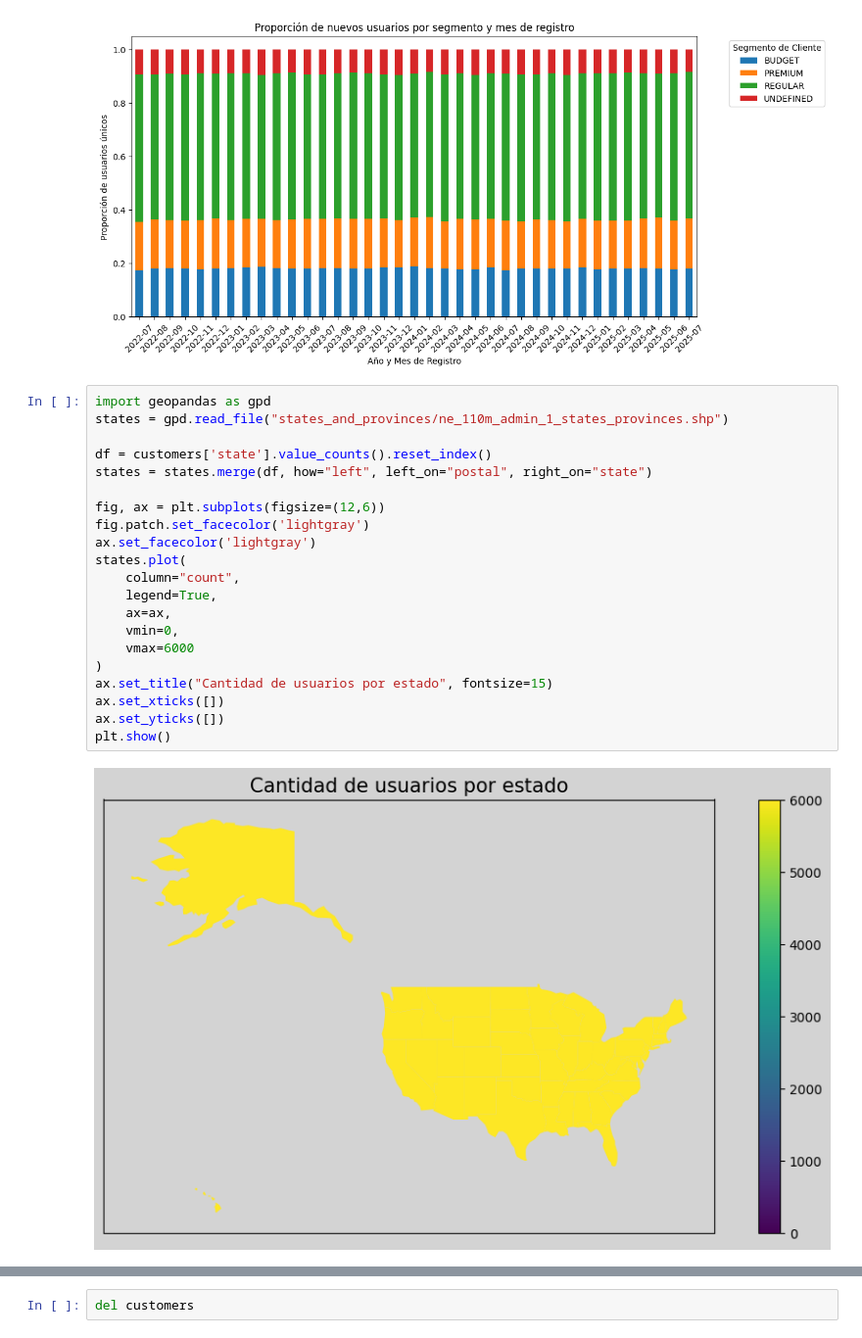
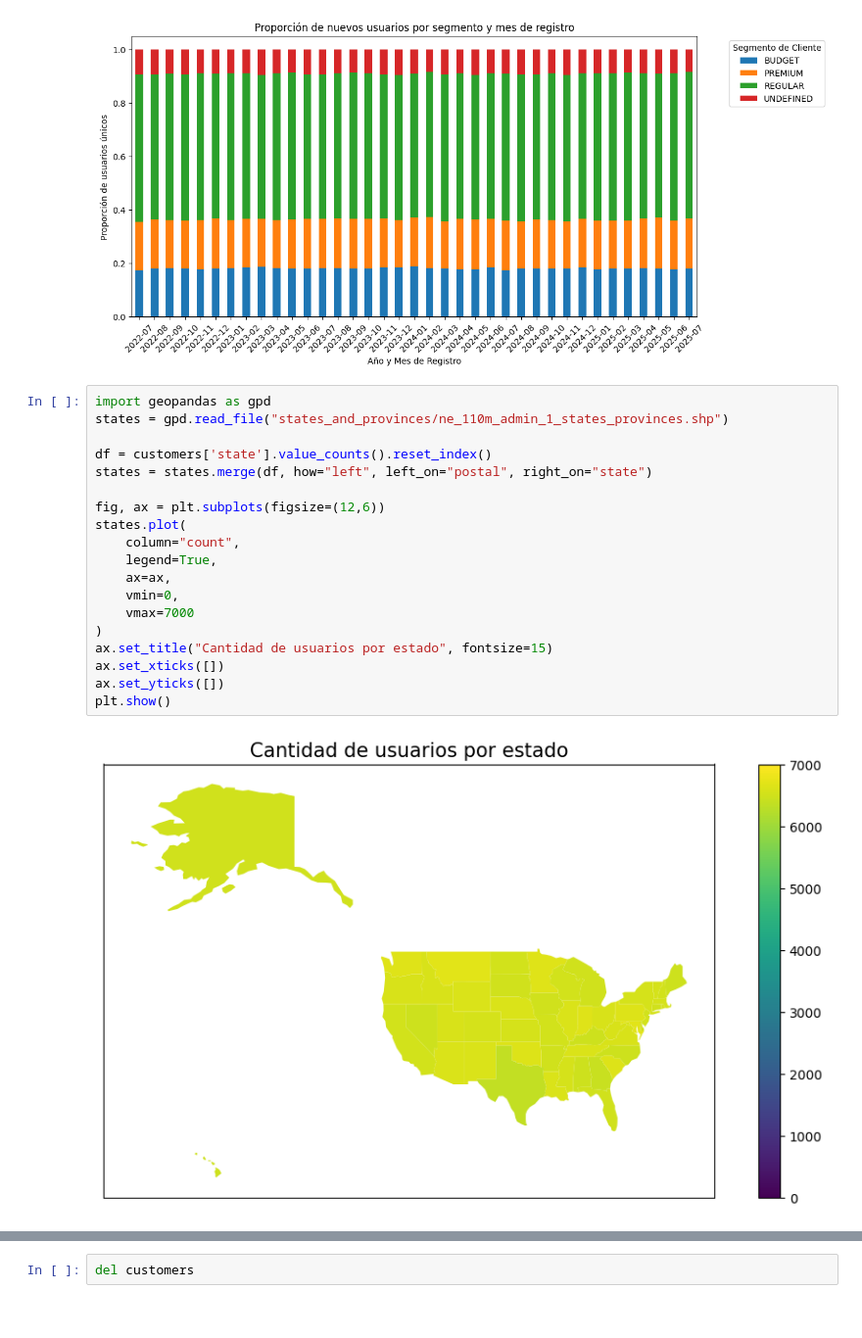
Before and after one commit to patricioibar/datos-tp1, a Jupyter notebook: datos_uniformes.ipynb, the cells around one changed output, grey strips where cells are left out. Shown: that part at 98% size. Cells and saved outputs as stored; diff of their text form.

```diff
--- a/datos_uniformes.ipynb
+++ b/datos_uniformes.ipynb
@@ -86,26 +86,24 @@ plt.show()
 # %%
 import geopandas as gpd
 states = gpd.read_file("states_and_provinces/ne_110m_admin_1_states_provinces.shp")
 
 df = customers['state'].value_counts().reset_index()
 states = states.merge(df, how="left", left_on="postal", right_on="state")
 
 fig, ax = plt.subplots(figsize=(12,6))
-fig.patch.set_facecolor('lightgray')
-ax.set_facecolor('lightgray')
 states.plot(
     column="count",
     legend=True,
     ax=ax,
     vmin=0,
-    vmax=6000
+    vmax=7000
 )
 ax.set_title("Cantidad de usuarios por estado", fontsize=15)
 ax.set_xticks([])
 ax.set_yticks([])
 plt.show()
 # %% [output]
-[figure, old version]
+[figure, new version]
 # %%
 import geopandas as gpd
 states = gpd.read_file("states_and_provinces/ne_110m_admin_1_states_provinces.shp")
```
Also changed, not shown: parts of 3 cells of this notebook.
